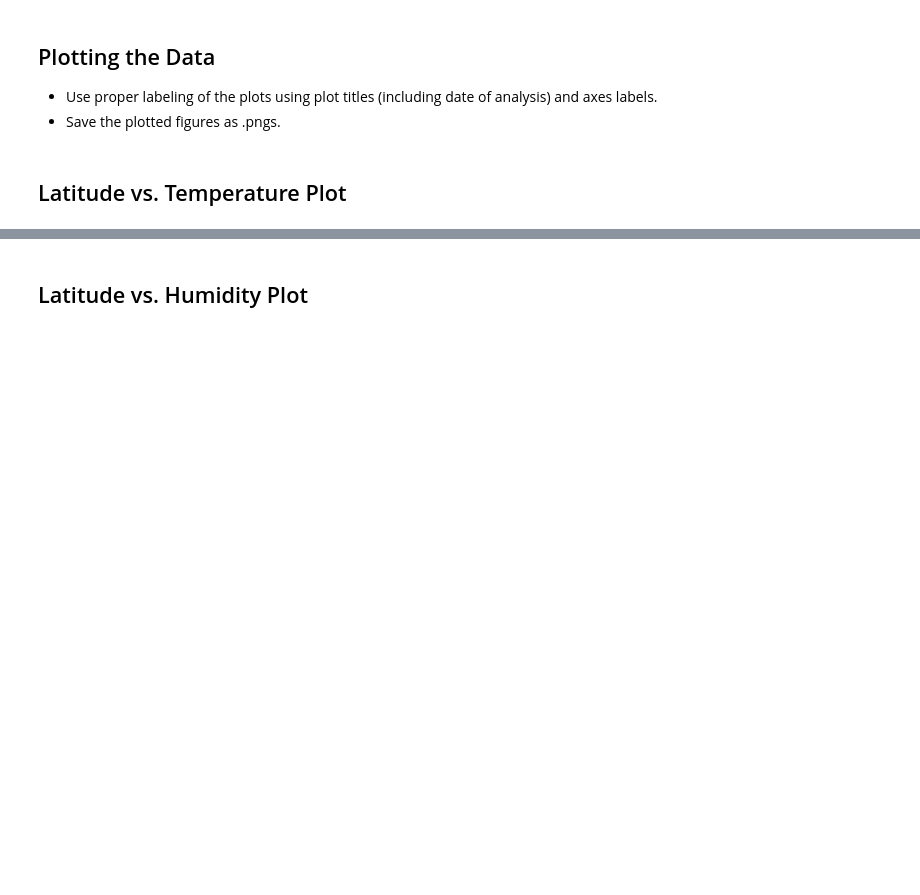
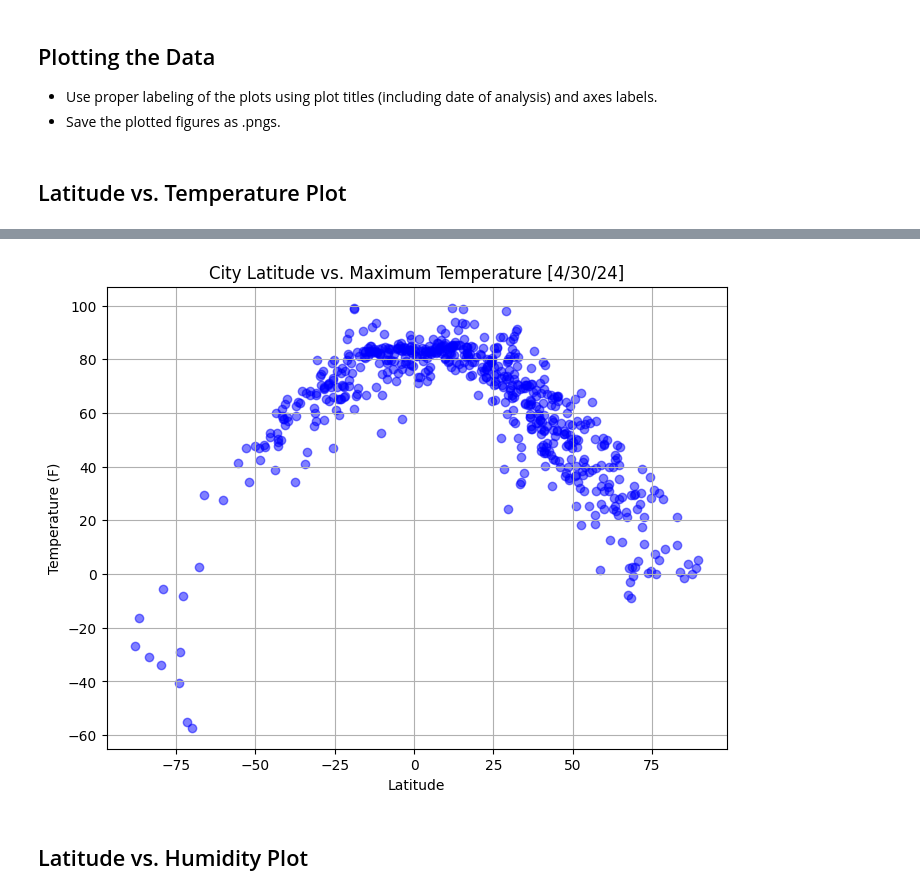
Before and after one commit to Kyle-Markwardt/weather-api-visualizations, a Jupyter notebook: WeatherAPI.ipynb, the cells around one changed output, grey strips where cells are left out. Saved outputs shown, nothing was run; the diff lists cells and outputs as text; code cells hidden in the pictures; blank space fills up the shorter version.

```diff
--- a/WeatherAPI.ipynb
+++ b/WeatherAPI.ipynb
@@ -234,2 +216,12 @@ Int64Index([], dtype='int64')
+# %%
+plt.figure(figsize=(8, 6))
+plt.scatter(cities_df['Latitude'], cities_df['Temperature'], color='blue', alpha=0.5)
+plt.title('City Latitude vs. Maximum Temperature [4/30/24]')
+plt.xlabel('Latitude')
+plt.ylabel('Temperature (F)')
+plt.grid(True)
+plt.show()
+# %% [output]
+[figure, added]
 # %% [markdown]
 ## Latitude vs. Humidity Plot
```
Also changed, not shown: parts of 34 cells of this notebook.
